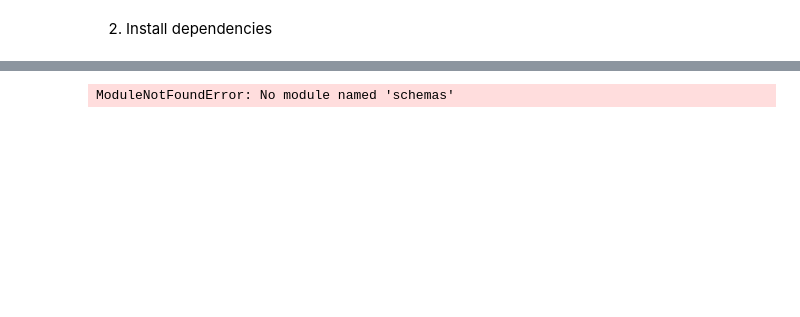
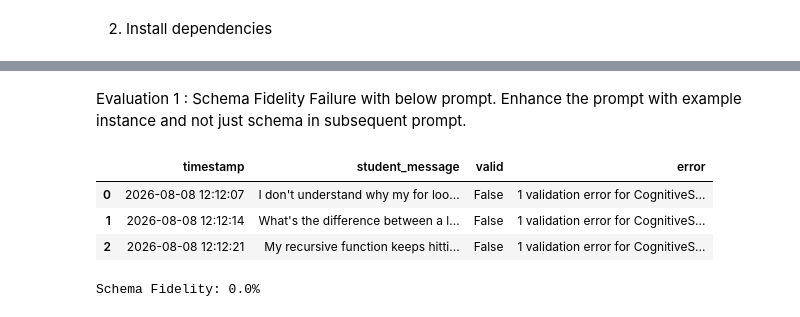
Before and after one commit to sandeshkg/gentut, a Jupyter notebook: gentut.ipynb, the cells around one changed output, grey strips where cells are left out. Cells and saved outputs as stored; diff of their text form; code cells hidden in the pictures; blank space fills up the shorter version.

```diff
--- a/gentut.ipynb
+++ b/gentut.ipynb
@@ -97,24 +97,26 @@ Hello!
+# %% [markdown]
+Evaluation 1 : Schema Fidelity
+Failure with below prompt. Enhance the prompt with example instance and not just schema in subsequent prompt.
+# %%
+from eval_utils import ResultsLogger
+
+logger = ResultsLogger()
 # %%
 from schemas import CognitiveState
-import json
 
-schema_prompt = f"""You are a Skill Identifier agent. Given the student message below,
-output ONLY a JSON object matching this schema (no prose, no markdown fences):
-{CognitiveState.model_json_schema()}
+def test_skill_identifier(student_message):
+    schema_prompt = f"""You are a Skill Identifier agent. Given the student message below,
+output ONLY a JSON object with these exact fields: student_id, current_topic, skill_level, misconceptions, hint_stage, mastery_score.
 
-Student message: "I don't understand why my for loop never terminates."
+Student message: "{student_message}"
 """
+    messages = [{"role": "user", "content": schema_prompt}]
+    inputs = tokenizer.apply_chat_template(messages, return_tensors="pt", add_generation_prompt=True, return_dict=True).to(model.device)
+    output = model.generate(**inputs, max_new_tokens=300, max_length=None)
+    raw = tokenizer.decode(output[0][inputs["input_ids"].shape[-1]:], skip_special_tokens=True)
 
-messages = [{"role": "user", "content": schema_prompt}]
-inputs = tokenizer.apply_chat_template(messages, return_tensors="pt", add_generation_prompt=True, return_dict=True).to(model.device)
-output = model.generate(**inputs, max_new_tokens=300)
-raw = tokenizer.decode(output[0][inputs.shape[-1]:], skip_special_tokens=True)
-
-print(raw)
-try:
-    state = CognitiveState.model_validate_json(raw)
-    print("✅ Valid:", state)
-except Exception as e:
-    print("❌ Failed validation:", e)
+    try:
+        state = CognitiveState.model_validate_json(raw)
+        logger.log("skill_identifier", schema_prompt, student_message, raw, parsed_state=state)
+    except Exception as e:
+        logger.log("skill_identifier", schema_prompt, student_message, raw, error=e)
-# %% [output]
-ModuleNotFoundError: No module named 'schemas'
@@ -120,0 +132,12 @@ ModuleNotFoundError: No module named 'schemas'
+# %%
+df = logger.to_df()
+df[["timestamp", "student_message", "valid", "error"]]
+# %% [output]
+|  | timestamp | student_message | valid | error |
+| 0 | 2026-08-08 12:12:07 | I don't understand why my for loo... | False | 1 validation error for CognitiveS... |
+| 1 | 2026-08-08 12:12:14 | What's the difference between a l... | False | 1 validation error for CognitiveS... |
+| 2 | 2026-08-08 12:12:21 | My recursive function keeps hitti... | False | 1 validation error for CognitiveS... |
+# %%
+print(f"Schema Fidelity: {logger.fidelity_pct('skill_identifier'):.1f}%")
+# %% [output]
+Schema Fidelity: 0.0%
```
Also changed, not shown: parts of 8 cells of this notebook.
